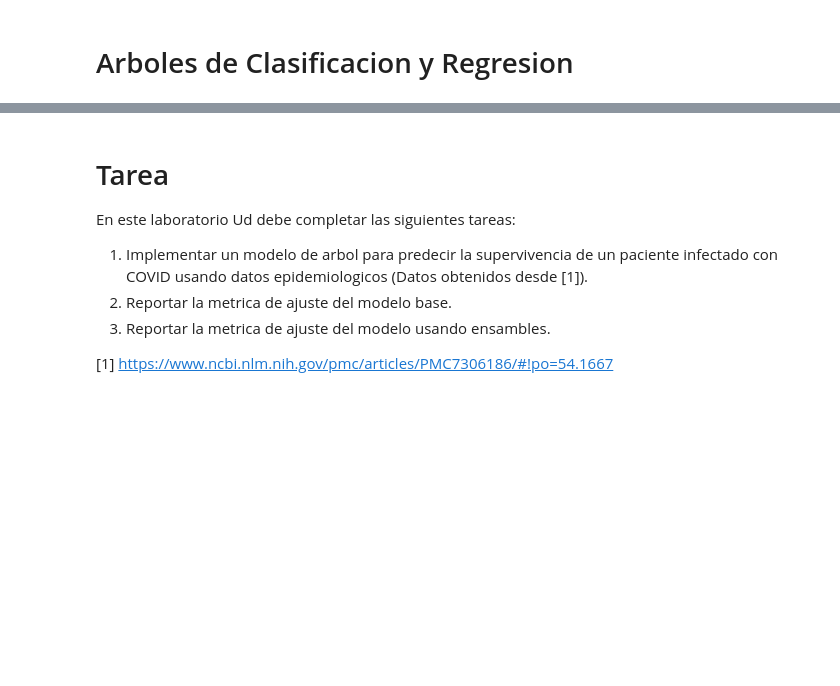
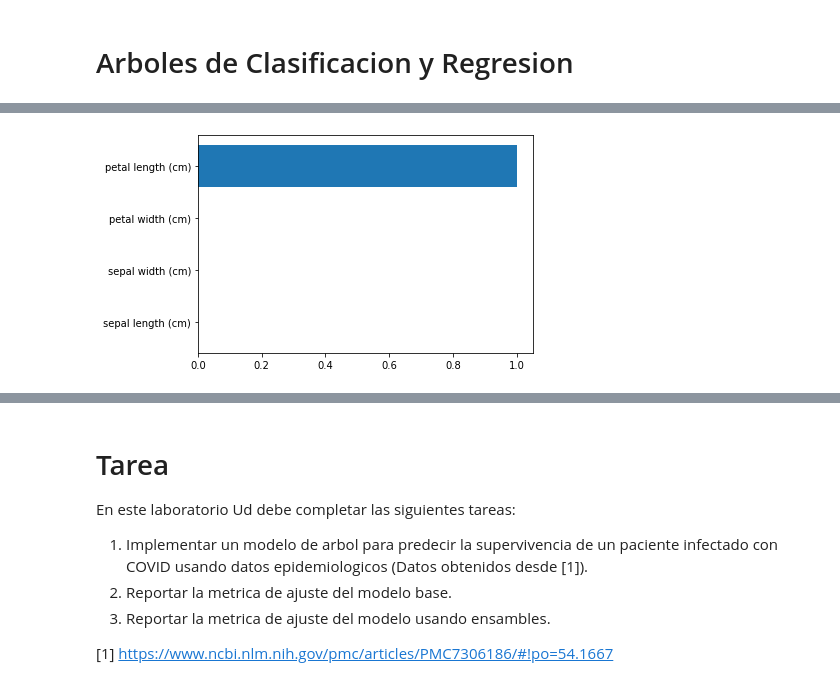
Before and after one commit to sherna90/mineria_datos, a Jupyter notebook: 5.-arboles.ipynb, the cells around one changed output, grey strips where cells are left out. Cells and saved outputs as stored; diff of their text form; code cells hidden in the pictures; blank space fills up the shorter version.

```diff
--- a/5.-arboles.ipynb
+++ b/5.-arboles.ipynb
@@ -26,3 +26,14 @@ plt.show()
+# %%
+import numpy as np
+
+importances=clf.feature_importances_
+indices = np.argsort(importances)
+fig, ax = plt.subplots()
+ax.barh(range(len(importances)), importances[indices])
+ax.set_yticks(range(len(importances)))
+_ = ax.set_yticklabels(np.array(iris.feature_names)[indices])
+# %% [output]
+[figure, added]
 # %%
 clf = tree.DecisionTreeClassifier(random_state=None,criterion='gini',splitter='random',max_depth=3)
 iris = load_iris()
```
Also changed, not shown: parts of 3 cells of this notebook.
